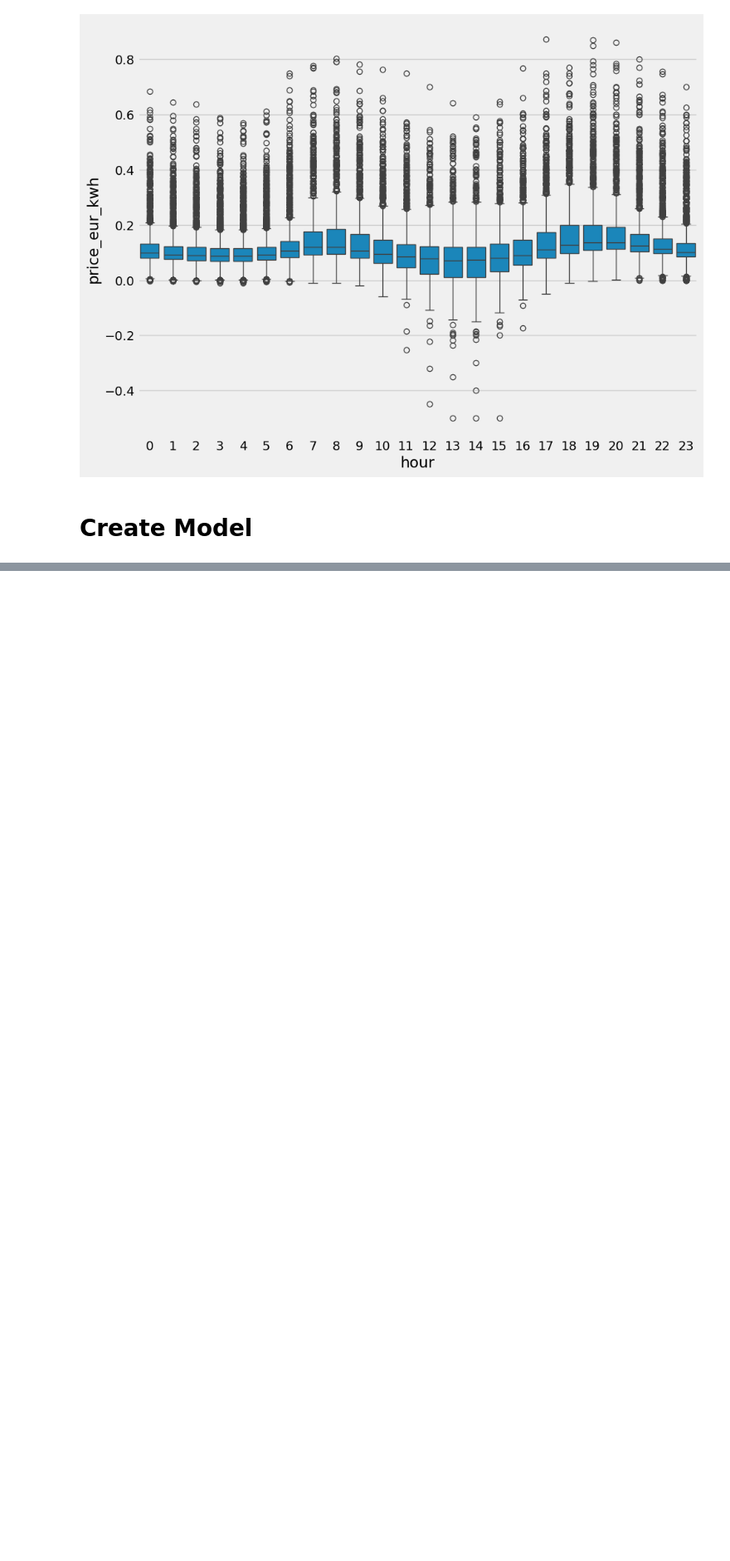
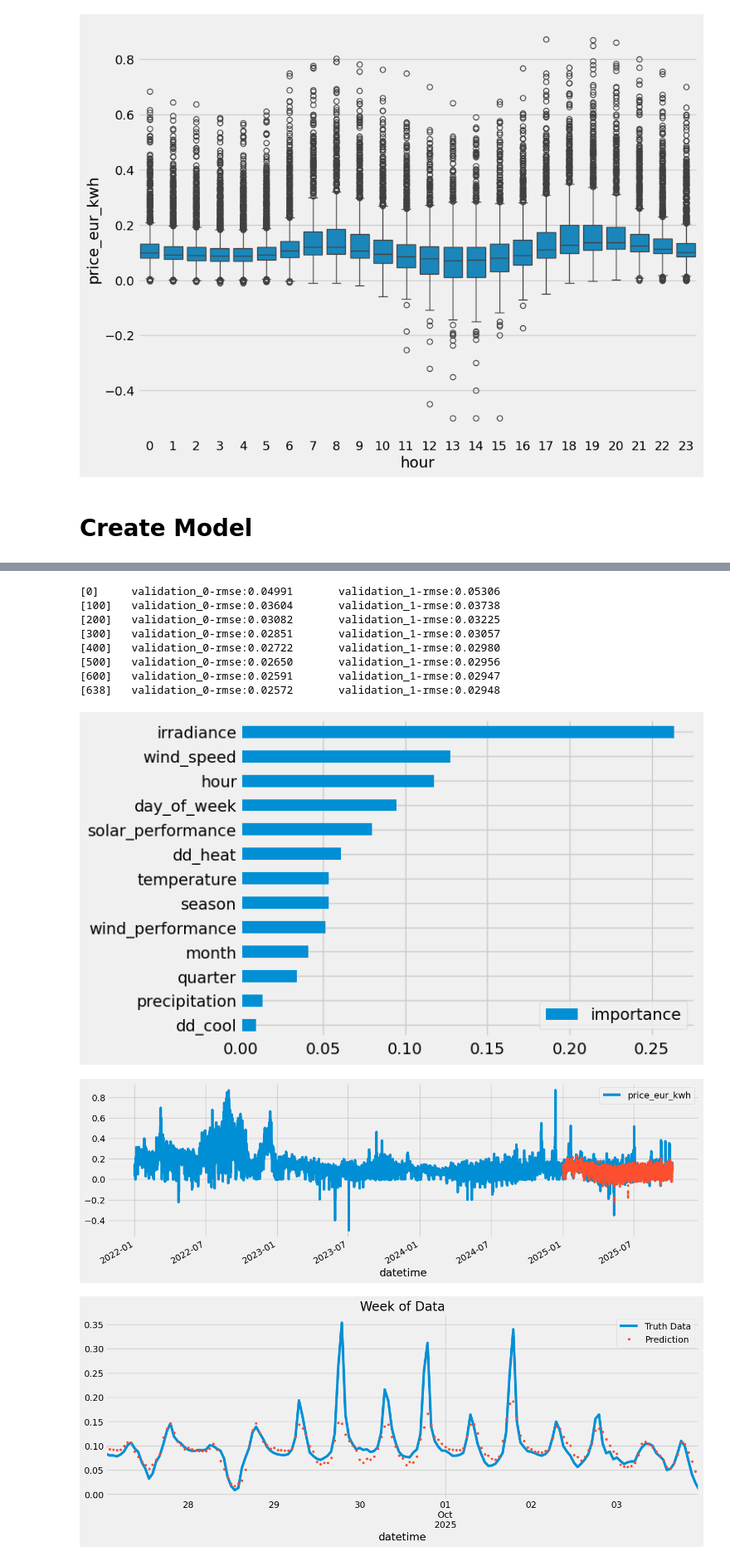
Before and after one commit to jsimonetti/daysahead, a Jupyter notebook: daysahead.ipynb, the cells around one changed output, grey strips where cells are left out. Shown at 83% size. Saved outputs shown, nothing was run; the diff lists cells and outputs as text; code cells hidden in the pictures; blank space fills up the shorter version.

```diff
--- a/daysahead.ipynb
+++ b/daysahead.ipynb
@@ -180,0 +277,14 @@ RMSE Score on Test set: 0.02963
+# %%
+create_model(FEATURES_FORECAST_AND_METRICS_AND_DD)
+# %% [output]
+[0]     validation_0-rmse:0.04991       validation_1-rmse:0.05306
+[100]   validation_0-rmse:0.03604       validation_1-rmse:0.03738
+[200]   validation_0-rmse:0.03082       validation_1-rmse:0.03225
+[300]   validation_0-rmse:0.02851       validation_1-rmse:0.03057
+[400]   validation_0-rmse:0.02722       validation_1-rmse:0.02980
+[500]   validation_0-rmse:0.02650       validation_1-rmse:0.02956
+[600]   validation_0-rmse:0.02591       validation_1-rmse:0.02947
+[638]   validation_0-rmse:0.02572       validation_1-rmse:0.02948
+[figure, added]
+[figure, added]
+[figure, added]
```
Also changed, not shown: parts of 19 cells of this notebook, 1 other file.
